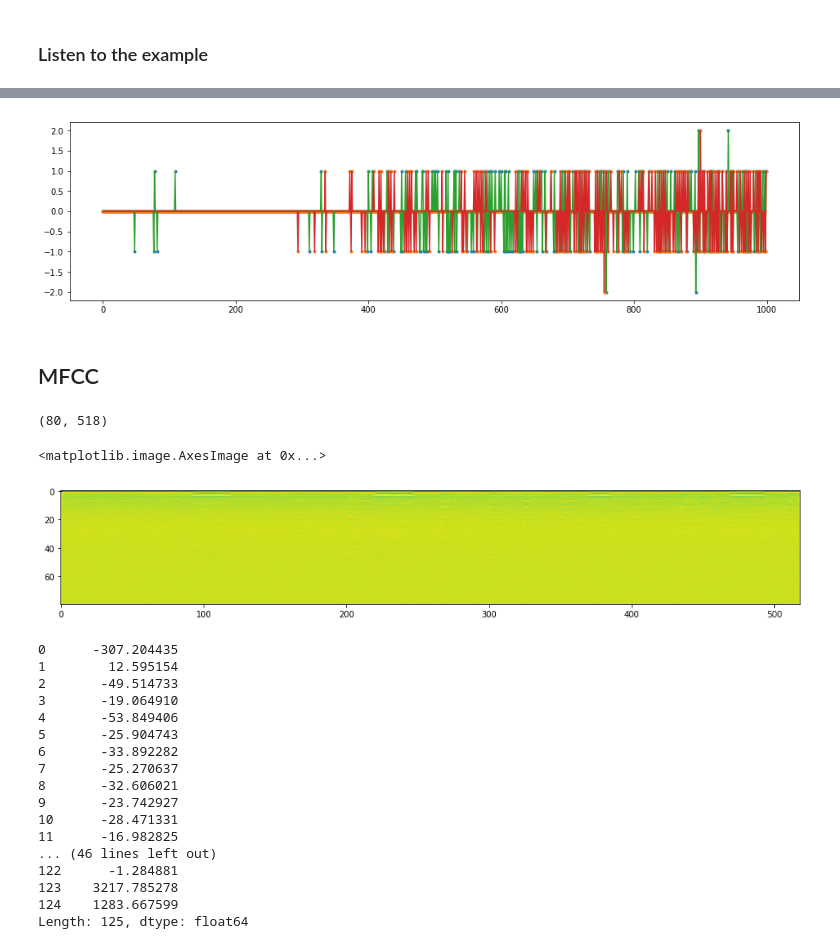
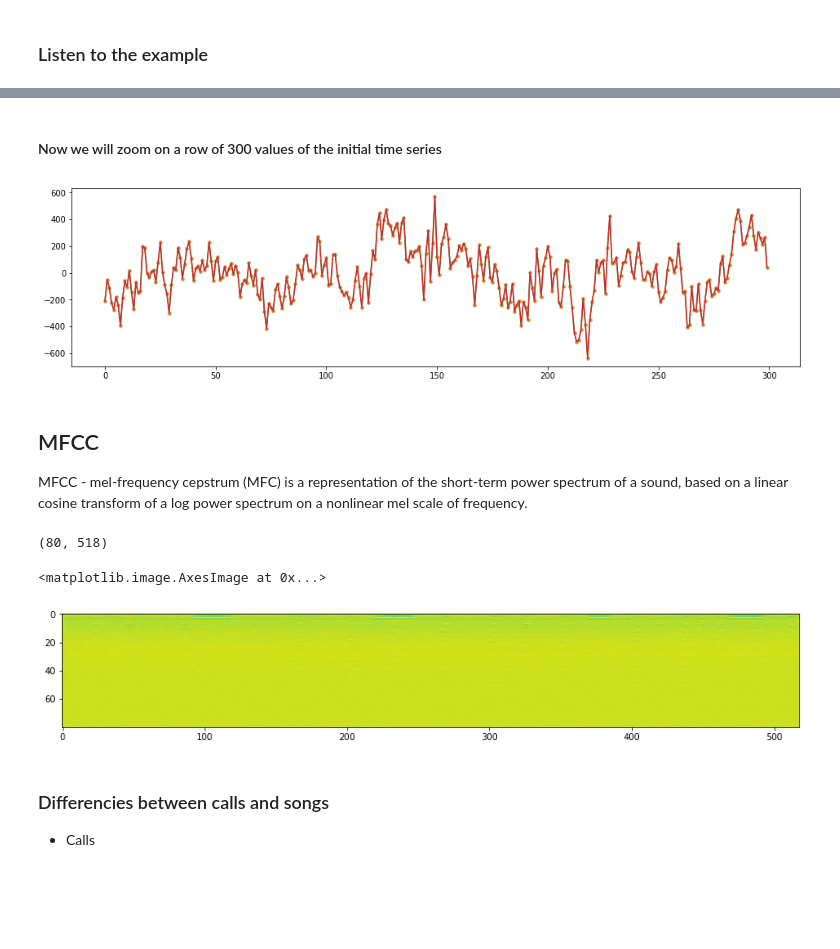
Before and after one commit to nasoboleva/Birds-vs-ML, a Jupyter notebook: GreatTitSoundsClassification.ipynb, the cells around one changed output, grey strips where cells are left out. Cells and saved outputs as stored; diff of their text form; code cells hidden in the pictures; blank space fills up the shorter version.

```diff
--- a/GreatTitSoundsClassification.ipynb
+++ b/GreatTitSoundsClassification.ipynb
@@ -61,12 +43,15 @@ Total samples (frames) =  (577152, 2)
  [  7   7]
  [126 126]]
+# %% [markdown]
+#### Now we will zoom on a row of 300 values of the initial time series
 # %%
 plt.figure(figsize=(16, 4))
-plt.plot(data[:1000], '.'); plt.plot(data[:1000], '-');
+plt.plot(data[5000:5300], '.'); plt.plot(data[5000:5300], '-');
 # %% [output]
-[figure, old version]
+[figure, new version]
-# %% [markdown]
-## MFCC
+# %% [markdown]
+## MFCC
+MFCC - mel-frequency cepstrum (MFC) is a representation of the short-term power spectrum of a sound, based on a linear cosine transform of a log power spectrum on a nonlinear mel scale of frequency.
 # %%
 import os
 import librosa
@@ -77,8 +62,8 @@ mfcc.shape
 # %% [output]
 (80, 518)
 # %%
-plt.figure(figsize=(16, 6))
+plt.figure(figsize=(15, 6))
 plt.imshow(mfcc)
 # %% [output]
 <matplotlib.image.AxesImage at 0x...>
-[figure, old version]
+[figure, new version]
@@ -104,20 +70,4 @@ def get_mfcc(fname):
-# %%
-get_mfcc(fname)
-# %% [output]
-0      -307.204435
-1        12.595154
-2       -49.514733
-3       -19.064910
-4       -53.849406
-5       -25.904743
-6       -33.892282
-7       -25.270637
-8       -32.606021
-9       -23.742927
-10      -28.471331
-11      -16.982825
-... (46 lines left out)
-122      -1.284881
-123    3217.785278
-124    1283.667599
-Length: 125, dtype: float64
+# %% [markdown]
+### Differencies between calls and songs
+
++ Calls
```
Also changed, not shown: parts of 17 cells of this notebook, 1 other file.
